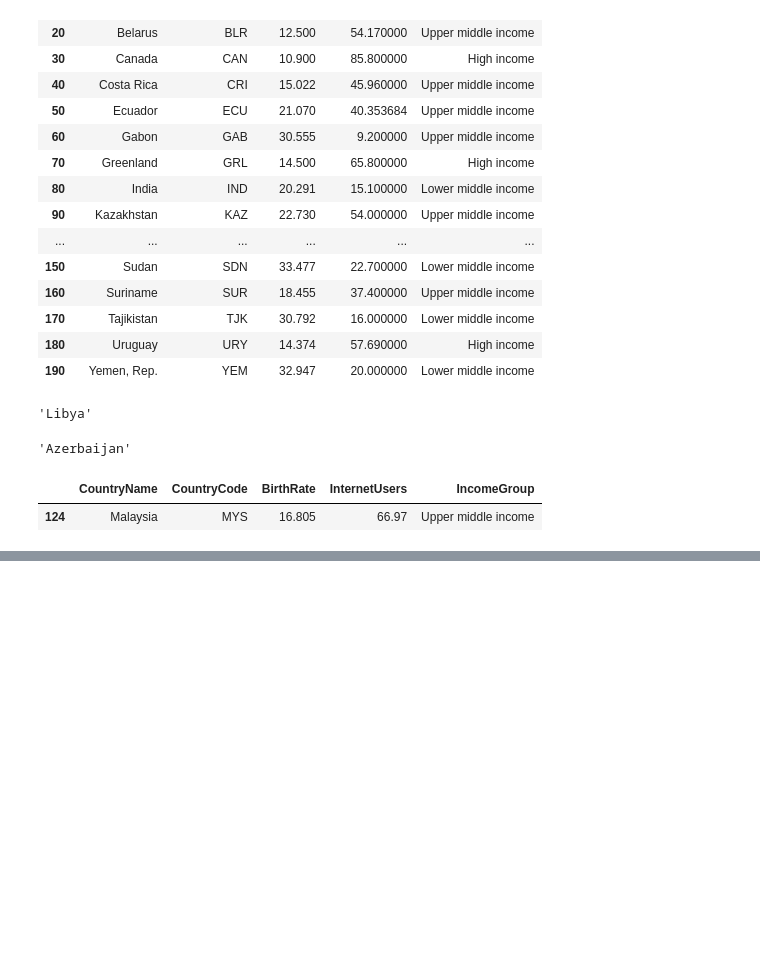
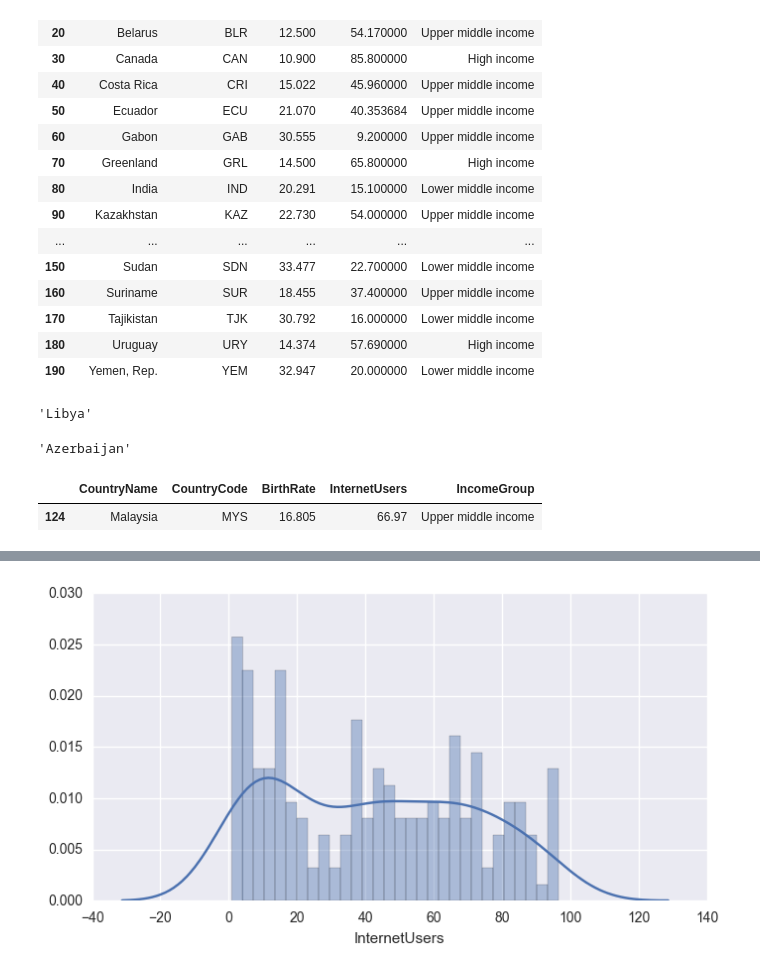
Before and after one commit to epireve/nb-projects, a Jupyter notebook: DataFrames.ipynb, the cells around one changed output, grey strips where cells are left out. Saved outputs shown, nothing was run; the diff lists cells and outputs as text; code cells hidden in the pictures; blank space fills up the shorter version.

```diff
--- a/DataFrames.ipynb
+++ b/DataFrames.ipynb
@@ -643,0 +670,4 @@ stats[stats.CountryName == "Malaysia"]
+# %%
+vis1 = sns.distplot(stats["InternetUsers"], bins=30)
+# %% [output]
+[figure, added]
```
Also changed, not shown: parts of 11 cells of this notebook.
